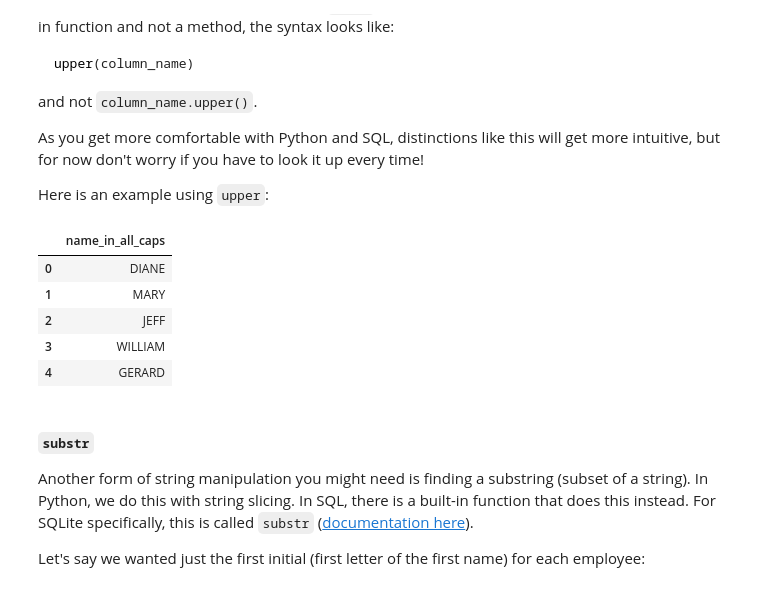
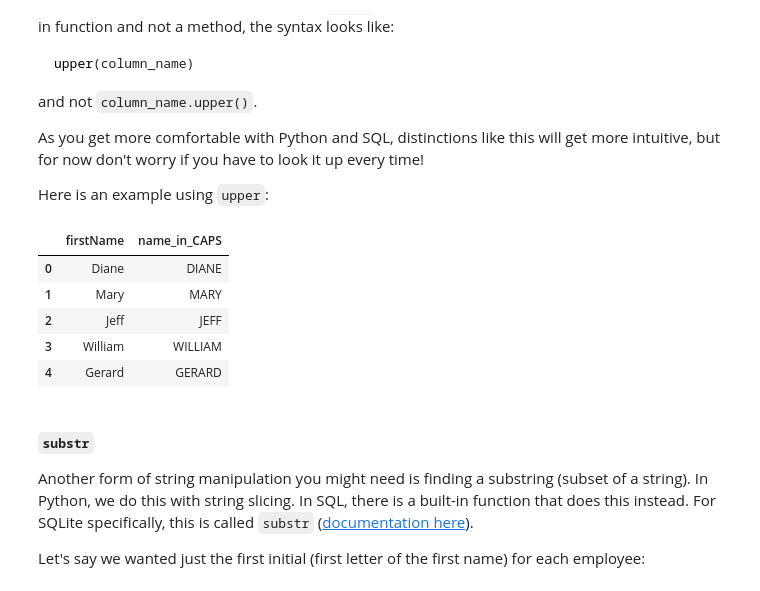
Before and after one commit to rurigi-waweru/dsfpt10-p2-03-selecting-data-with-sql-v2-4-r, a Jupyter notebook: index.ipynb, the cells around one changed output. Cells and saved outputs as stored; diff of their text form; code cells hidden in the pictures.

```diff
--- a/index.ipynb
+++ b/index.ipynb
@@ -301,16 +313,18 @@ As you get more comfortable with Python and SQL, distinctions like this will get
 Here is an example using `upper`:
 # %%
 pd.read_sql("""
-SELECT upper(firstName) AS name_in_all_caps
-  FROM employees;
+  SELECT
+        firstName, upper(firstName) AS name_in_CAPS
+  FROM
+        employees;
 """, conn).head()
 # %% [output]
-|  | name_in_all_caps |
-| 0 | DIANE |
-| 1 | MARY |
-| 2 | JEFF |
-| 3 | WILLIAM |
-| 4 | GERARD |
+|  | firstName | name_in_CAPS |
+| 0 | Diane | DIANE |
+| 1 | Mary | MARY |
+| 2 | Jeff | JEFF |
+| 3 | William | WILLIAM |
+| 4 | Gerard | GERARD |
 # %% [markdown]
 #### `substr`
 
```
Also changed, not shown: parts of 8 cells of this notebook.
